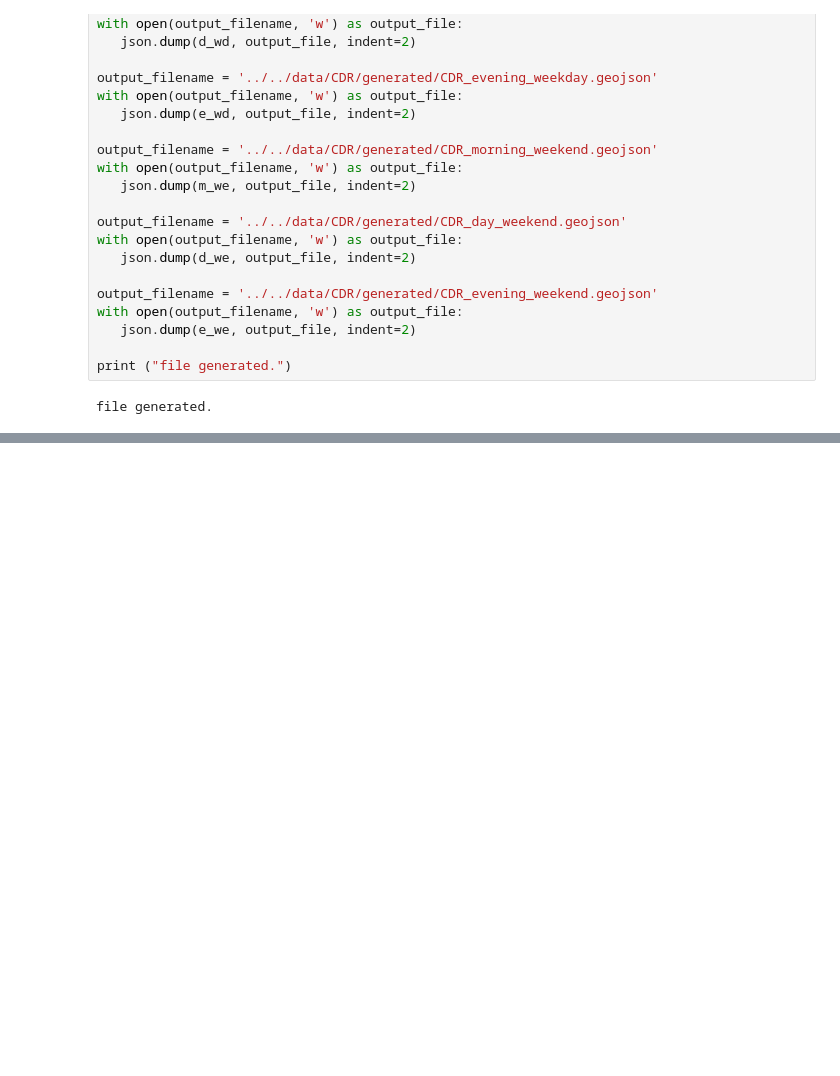
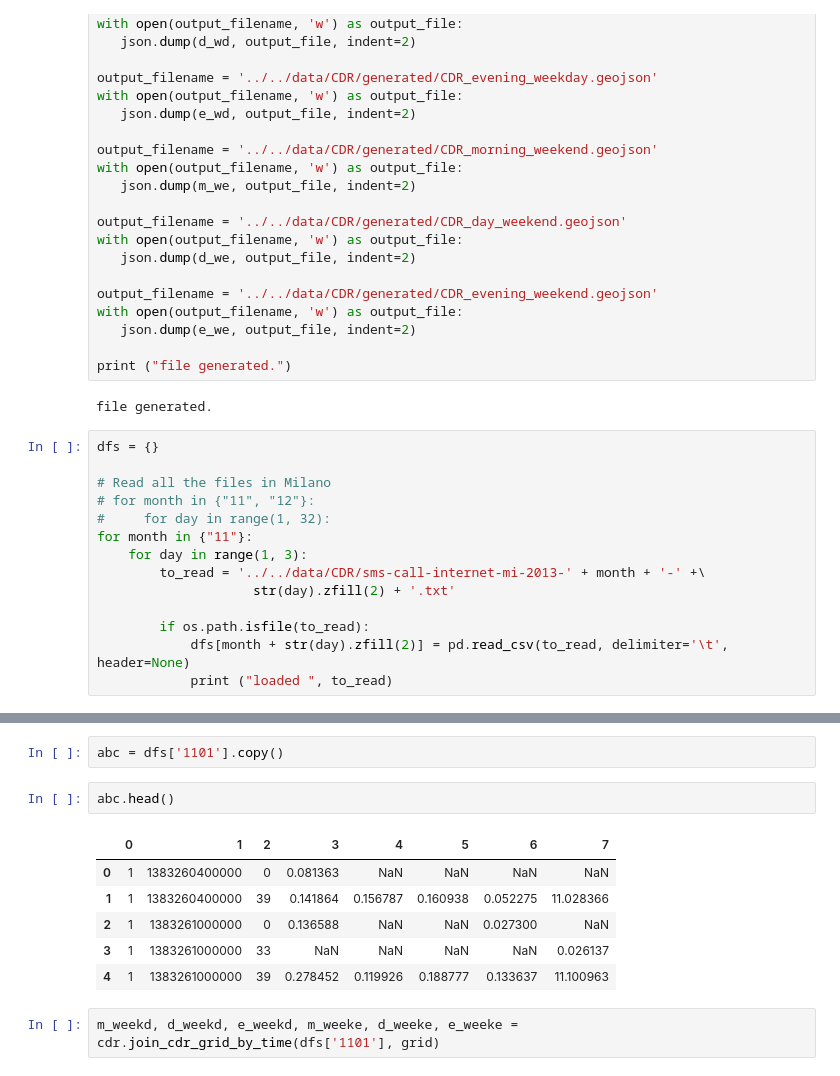
Before and after one commit to uwescience/DSSG2016-SensingTheCensus, a Jupyter notebook: src/notebooks/2016-06-30-CDR-by-time-date-experiment.ipynb, the cells around one changed output, grey strips where cells are left out. Drawn from its saved outputs; the diff is of its cells as text; blank space fills up the shorter version.

Commit message:
experimenting with MI-to-MI data

```diff
--- a/src/notebooks/2016-06-30-CDR-by-time-date-experiment.ipynb
+++ b/src/notebooks/2016-06-30-CDR-by-time-date-experiment.ipynb
@@ -173,3 +178,17 @@ with open(output_filename, 'w') as output_file:
 print ("file generated.")
 # %% [output]
 file generated.
+# %%
+dfs = {}
+
+# Read all the files in Milano
+# for month in {"11", "12"}:
+#     for day in range(1, 32):
+for month in {"11"}:
+    for day in range(1, 3):
+        to_read = '../../data/CDR/sms-call-internet-mi-2013-' + month + '-' +\
+                    str(day).zfill(2) + '.txt'
+
+        if os.path.isfile(to_read):
+            dfs[month + str(day).zfill(2)] = pd.read_csv(to_read, delimiter='\t', header=None)
+            print ("loaded ", to_read)
@@ -175,0 +209,13 @@ file generated.
+# %%
+abc = dfs['1101'].copy()
+# %%
+abc.head()
+# %% [output]
+|  | 0 | 1 | 2 | 3 | 4 | 5 | 6 | 7 |
+| 0 | 1 | 1383260400000 | 0 | 0.081363 | NaN | NaN | NaN | NaN |
+| 1 | 1 | 1383260400000 | 39 | 0.141864 | 0.156787 | 0.160938 | 0.052275 | 11.028366 |
+| 2 | 1 | 1383261000000 | 0 | 0.136588 | NaN | NaN | 0.027300 | NaN |
+| 3 | 1 | 1383261000000 | 33 | NaN | NaN | NaN | NaN | 0.026137 |
+| 4 | 1 | 1383261000000 | 39 | 0.278452 | 0.119926 | 0.188777 | 0.133637 | 11.100963 |
+# %%
+m_weekd, d_weekd, e_weekd, m_weeke, d_weeke, e_weeke = cdr.join_cdr_grid_by_time(dfs['1101'], grid)
```
Also changed, not shown: parts of 5 cells of this notebook, 3 other files.
